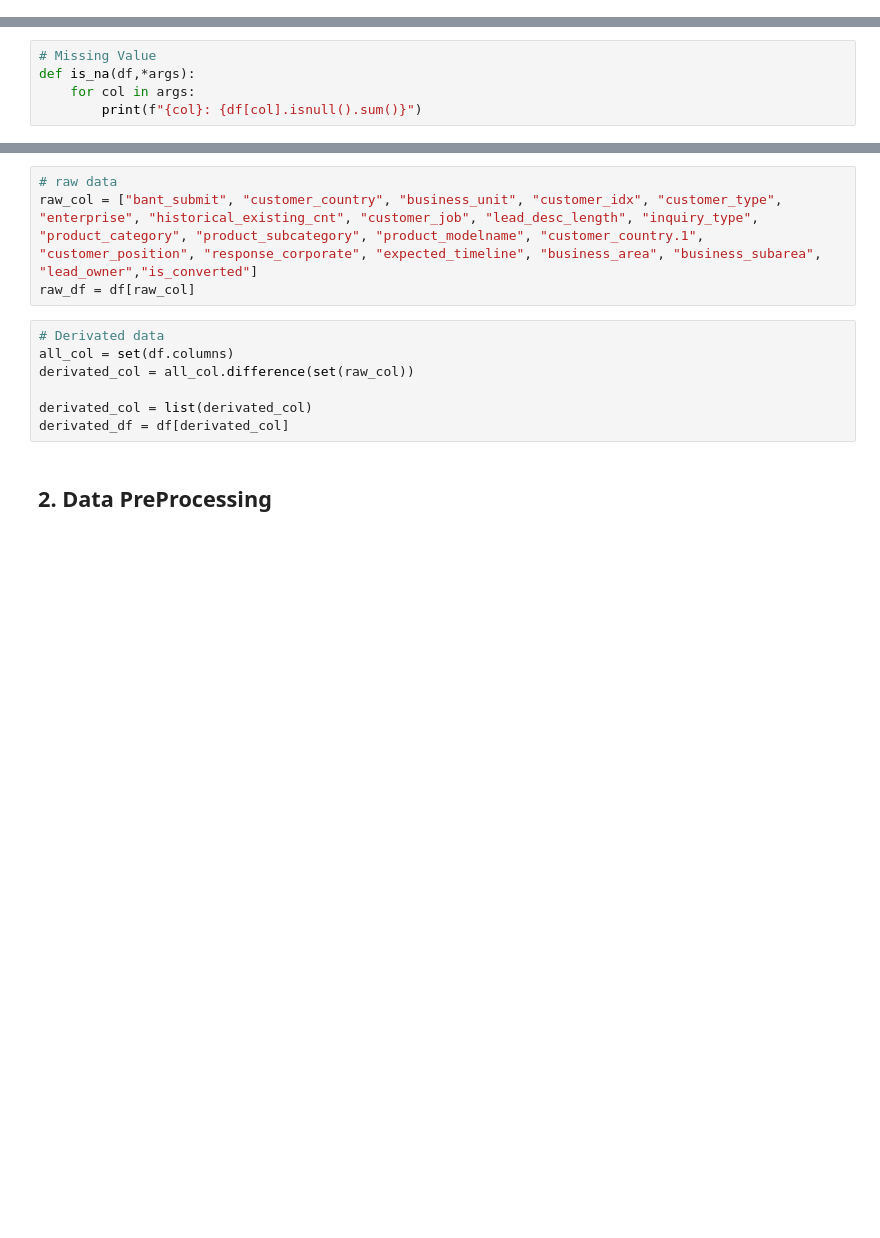
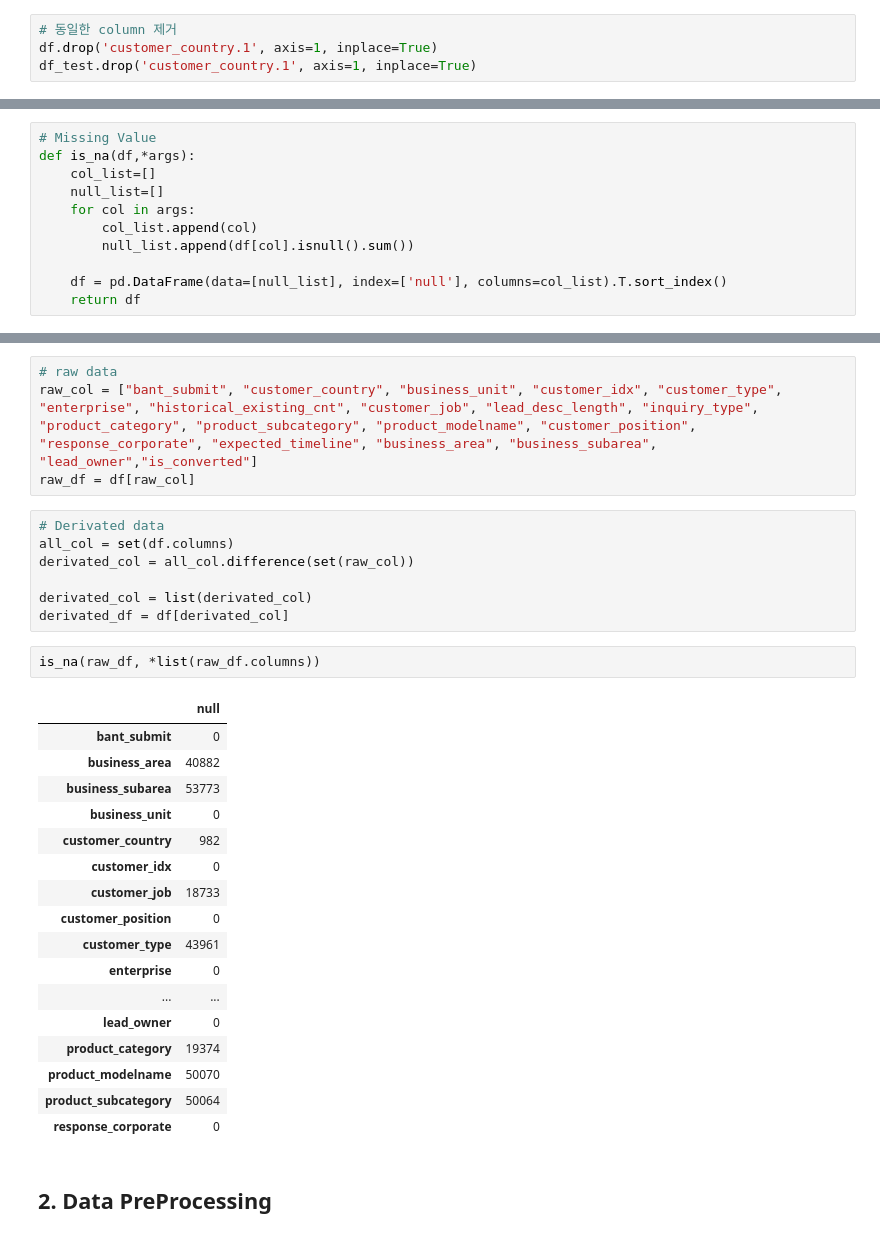
Before and after one commit to LgDNet/phase2_module, a Jupyter notebook: EDA/preprocessing.ipynb, the cells around one changed output, grey strips where cells are left out. Drawn from its saved outputs; the diff is of its cells as text; blank space fills up the shorter version.

```diff
--- a/EDA/preprocessing.ipynb
+++ b/EDA/preprocessing.ipynb
@@ -64,6 +64,10 @@ pd.set_option('display.max_rows', 120)
 # %%
 df = pd.read_csv("../data/train.csv") # 학습용 데이터
 df_test = pd.read_csv("../data/submission.csv") # 테스트 데이터(제출파일의 데이터)
+# %%
+# 동일한 column 제거
+df.drop('customer_country.1', axis=1, inplace=True)
+df_test.drop('customer_country.1', axis=1, inplace=True)
 # %% [markdown]
 ## 0. Function
 # %%
@@ -76,5 +80,11 @@ def value_counts(df,*args):
 # %%
 # Missing Value
 def is_na(df,*args):
+    col_list=[]
+    null_list=[]
     for col in args:
-        print(f"{col}: {df[col].isnull().sum()}")
+        col_list.append(col)
+        null_list.append(df[col].isnull().sum())
+
+    df = pd.DataFrame(data=[null_list], index=['null'], columns=col_list).T.sort_index()
+    return df
@@ -142,7 +145,7 @@ is_converted: 0
 #### Raw & Derivated Values
 # %%
 # raw data
-raw_col = ["bant_submit", "customer_country", "business_unit", "customer_idx", "customer_type", "enterprise", "historical_existing_cnt", "customer_job", "lead_desc_length", "inquiry_type", "product_category", "product_subcategory", "product_modelname", "customer_country.1", "customer_position", "response_corporate", "expected_timeline", "business_area", "business_subarea", "lead_owner","is_converted"]
+raw_col = ["bant_submit", "customer_country", "business_unit", "customer_idx", "customer_type", "enterprise", "historical_existing_cnt", "customer_job", "lead_desc_length", "inquiry_type", "product_category", "product_subcategory", "product_modelname", "customer_position", "response_corporate", "expected_timeline", "business_area", "business_subarea", "lead_owner","is_converted"]
 raw_df = df[raw_col]
 # %%
 # Derivated data
@@ -151,6 +154,26 @@ derivated_col = all_col.difference(set(raw_col))
 
 derivated_col = list(derivated_col)
 derivated_df = df[derivated_col]
+# %%
+is_na(raw_df, *list(raw_df.columns))
+# %% [output]
+|  | null |
+| bant_submit | 0 |
+| business_area | 40882 |
+| business_subarea | 53773 |
+| business_unit | 0 |
+| customer_country | 982 |
+| customer_idx | 0 |
+| customer_job | 18733 |
+| customer_position | 0 |
+| customer_type | 43961 |
+| enterprise | 0 |
+| ... | ... |
+| lead_owner | 0 |
+| product_category | 19374 |
+| product_modelname | 50070 |
+| product_subcategory | 50064 |
+| response_corporate | 0 |
 # %% [markdown]
 ## 2. Data PreProcessing
 # %% [markdown]
```
Also changed, not shown: parts of 12 cells of this notebook, 7 other files.
